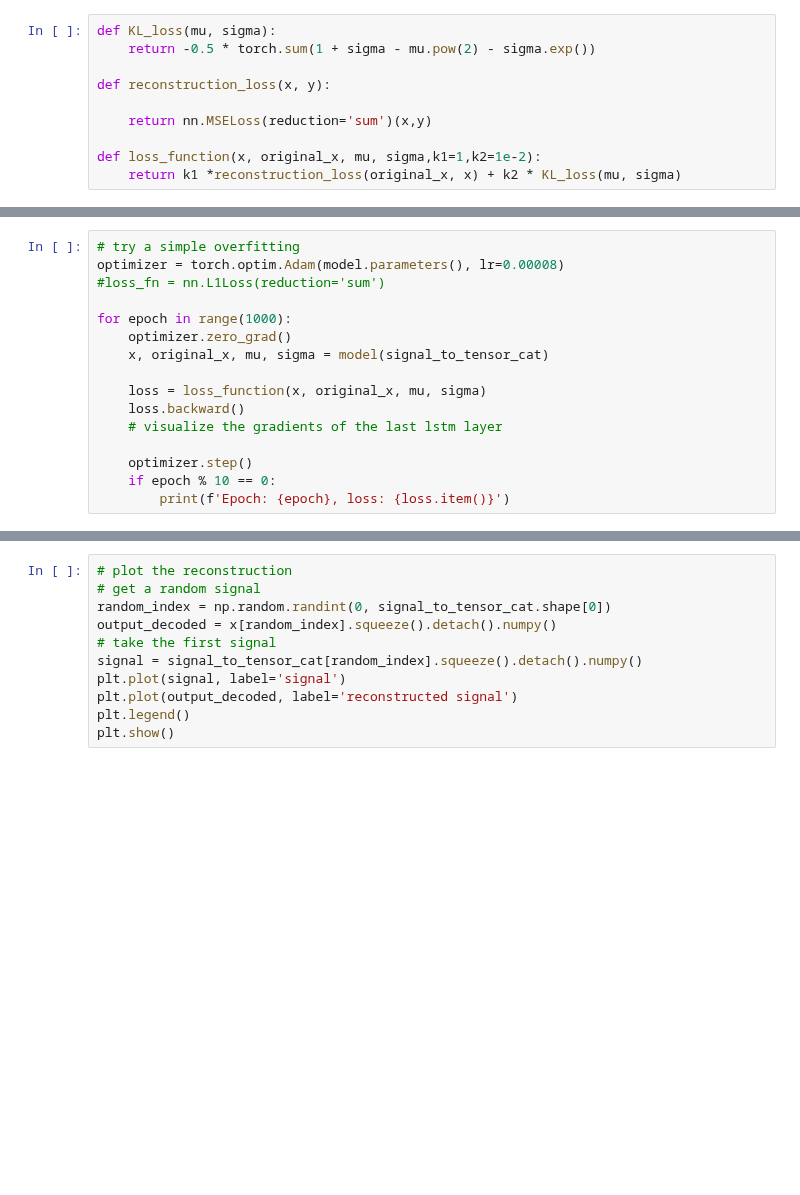
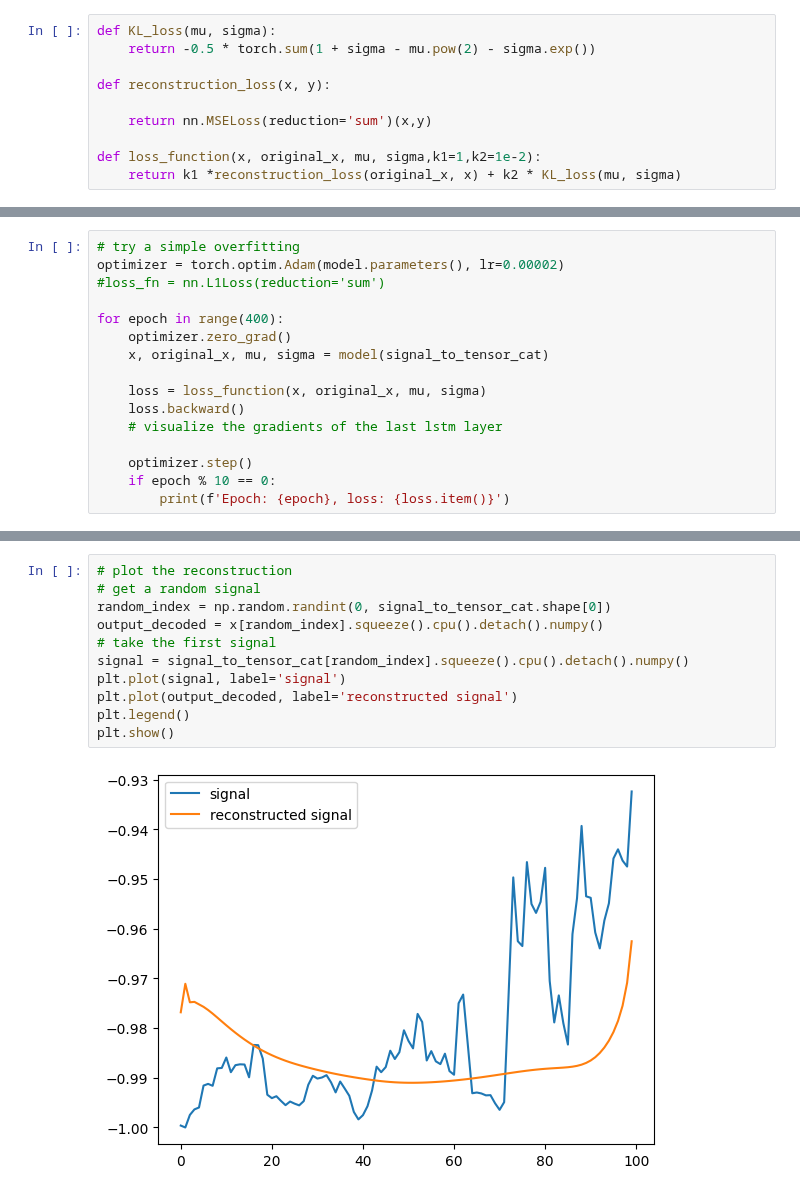
Before and after one commit to MaximeSzymanski/StocksClusteringVAE, a Jupyter notebook: VAE_stocks.ipynb, the cells around one changed output, grey strips where cells are left out. Cells and saved outputs as stored; diff of their text form; blank space fills up the shorter version.

```diff
--- a/VAE_stocks.ipynb
+++ b/VAE_stocks.ipynb
@@ -392,9 +449,9 @@ plt.show()
 # %%
 # try a simple overfitting
-optimizer = torch.optim.Adam(model.parameters(), lr=0.00008)
+optimizer = torch.optim.Adam(model.parameters(), lr=0.00002)
 #loss_fn = nn.L1Loss(reduction='sum')
 
-for epoch in range(1000):
+for epoch in range(400):
     optimizer.zero_grad()
     x, original_x, mu, sigma = model(signal_to_tensor_cat)
 
@@ -408,14 +483,16 @@ for epoch in range(1000):
 # %%
 # plot the reconstruction
 # get a random signal
 random_index = np.random.randint(0, signal_to_tensor_cat.shape[0])
-output_decoded = x[random_index].squeeze().detach().numpy()
+output_decoded = x[random_index].squeeze().cpu().detach().numpy()
 # take the first signal
-signal = signal_to_tensor_cat[random_index].squeeze().detach().numpy()
+signal = signal_to_tensor_cat[random_index].squeeze().cpu().detach().numpy()
 plt.plot(signal, label='signal')
 plt.plot(output_decoded, label='reconstructed signal')
 plt.legend()
 plt.show()
+# %% [output]
+[figure, added]
 # %%
 # encode and decode all the signals
 signals_1,_,_,_ = model(signal_to_tensor_1)
```
Also changed, not shown: parts of 15 cells of this notebook.
